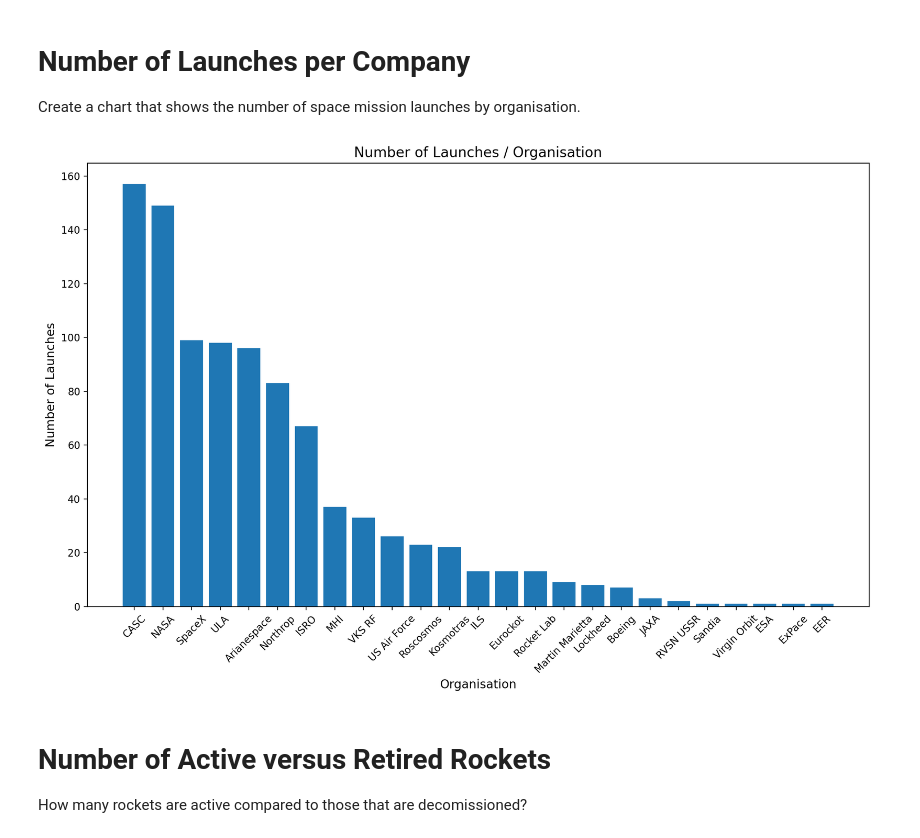
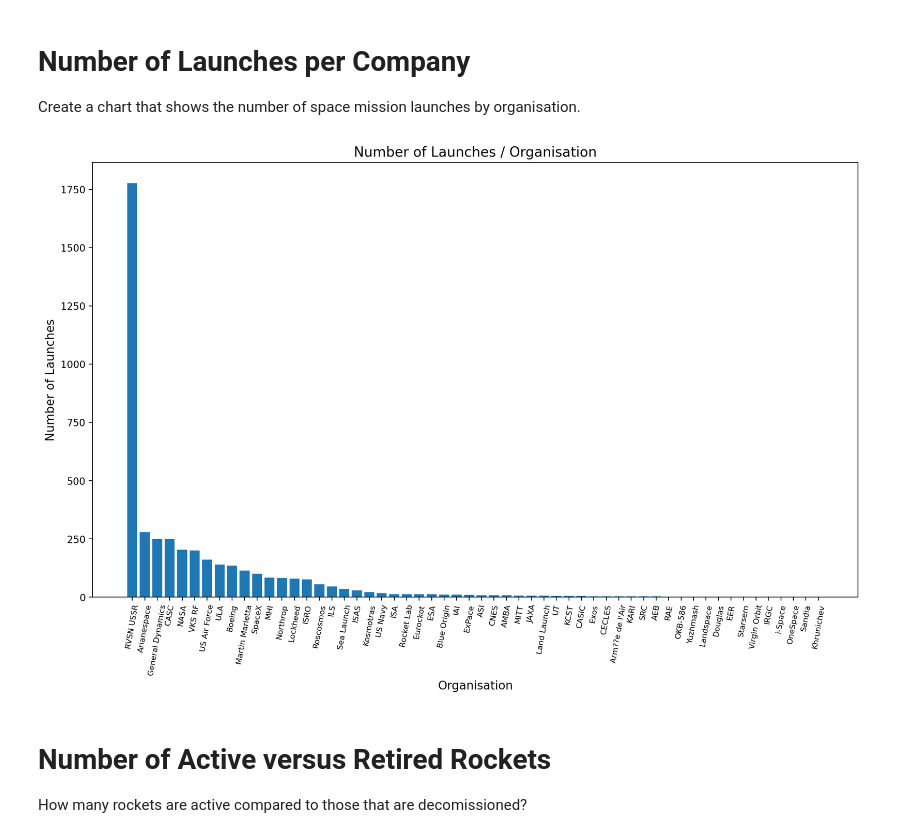
Before and after one commit to petarilievCS/space-race-analysis, a Jupyter notebook: Space_Missions-Analysis.ipynb, the cells around one changed output. Cells and saved outputs as stored; diff of their text form; code cells hidden in the pictures.

```diff
--- a/Space_Missions-Analysis.ipynb
+++ b/Space_Missions-Analysis.ipynb
@@ -113,9 +113,6 @@ The data has NaN values, as well as a duplicate row. In addition to that, the fi
 ## Data Cleaning - Check for Missing Values and Duplicates
 
 Consider removing columns containing junk data.
-# %%
-# Remove NaN values
-df_data.dropna(inplace=True)
 # %%
 # Remove duplicates
 df_data.drop_duplicates(subset=duplicate_subset, inplace=True)
@@ -139,16 +136,16 @@ Create a chart that shows the number of space mission launches by organisation.
 # %%
 org_counts = df_data["Organisation"].value_counts()
 
 plt.figure(figsize=(14, 8), dpi=200)
 plt.title("Number of Launches / Organisation", fontsize=14)
 plt.xlabel("Organisation", fontsize=12)
 plt.ylabel("Number of Launches", fontsize=12)
-plt.xticks(rotation=45)
+plt.xticks(rotation=80, fontsize=8)
 
 plt.bar(x=org_counts.index, height=org_counts.values)
 plt.show()
 # %% [output]
-[figure, old version]
+[figure, new version]
 # %% [markdown]
 # Number of Active versus Retired Rockets
 
```
Also changed, not shown: parts of 39 cells of this notebook.
